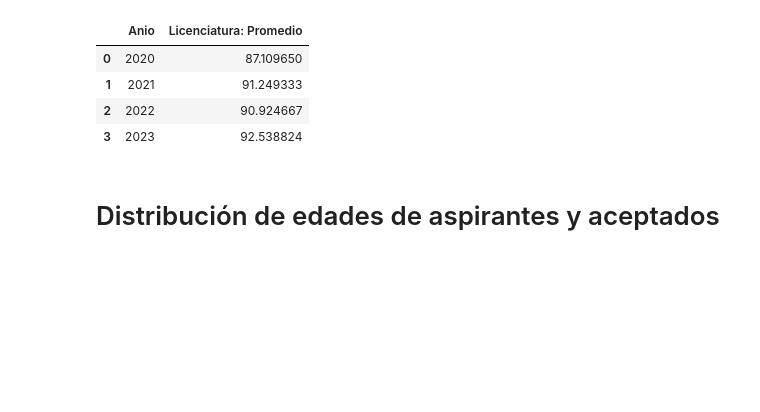
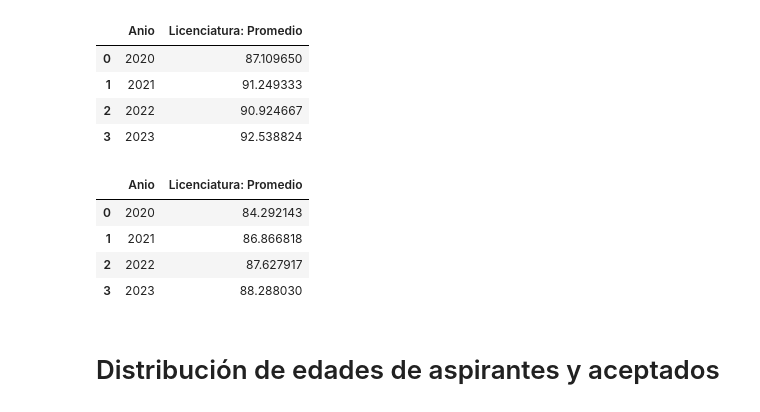
Before and after one commit to fofojaramillo/aspirantes-historia, a Jupyter notebook: notebooks/Graficas_promedio_edad.ipynb, the cells around one changed output. Drawn from its saved outputs; the diff is of its cells as text; code cells hidden in the pictures; blank space fills up the shorter version.

```diff
--- a/notebooks/Graficas_promedio_edad.ipynb
+++ b/notebooks/Graficas_promedio_edad.ipynb
@@ -88,6 +89,17 @@ dfgroupaceptados.head()
 | 1 | 2021 | 91.249333 |
 | 2 | 2022 | 90.924667 |
 | 3 | 2023 | 92.538824 |
+# %%
+dfnoaceptados = df[df['Aceptado'] == 'FALSO']
+dfgroupnoaceptados = dfnoaceptados.groupby('Anio')['Licenciatura: Promedio'].agg('mean').reset_index()
+dfgroupnoaceptados['Anio'] = [2020,2021,2022,2023]
+dfgroupnoaceptados.head()
+# %% [output]
+|  | Anio | Licenciatura: Promedio |
+| 0 | 2020 | 84.292143 |
+| 1 | 2021 | 86.866818 |
+| 2 | 2022 | 87.627917 |
+| 3 | 2023 | 88.288030 |
 # %%
 fig = go.Figure()
 fig.add_trace(go.Line(x=dfgroup['Anio'], y = dfgroup['Licenciatura: Promedio'],
```
Also changed, not shown: parts of 2 cells of this notebook.
